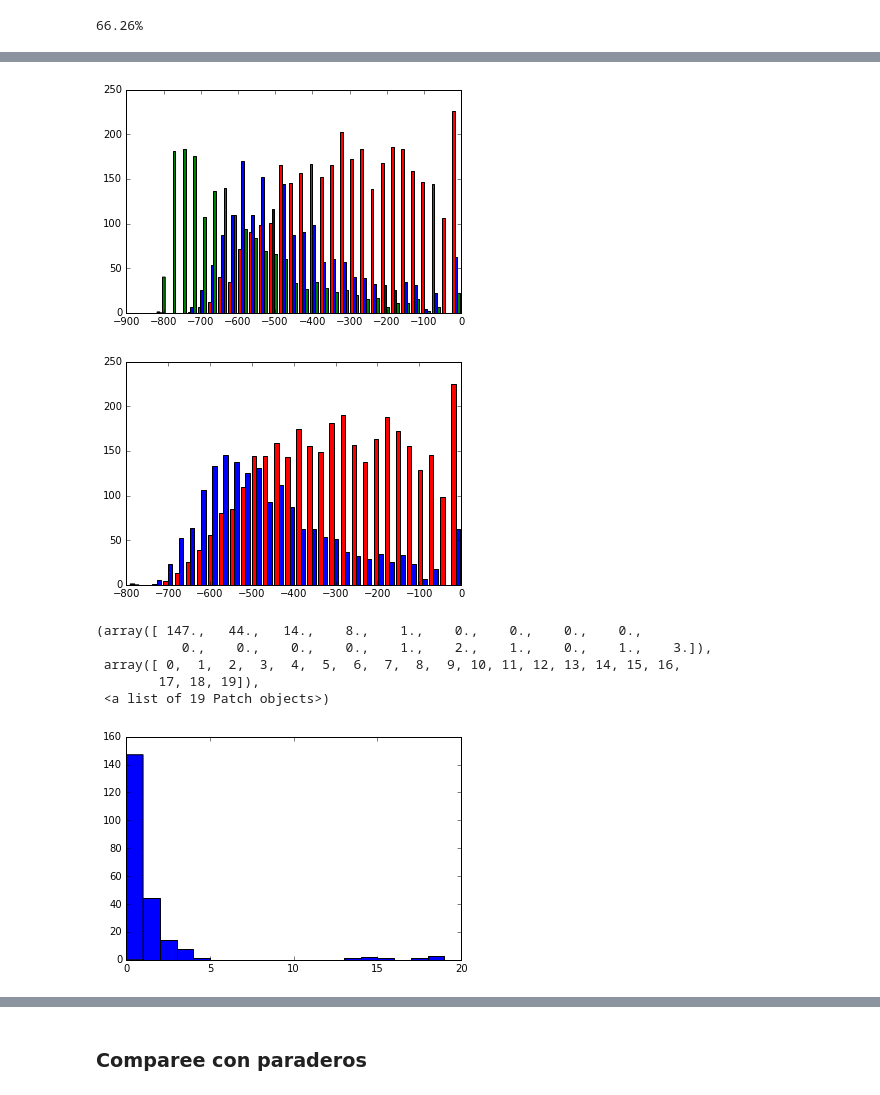
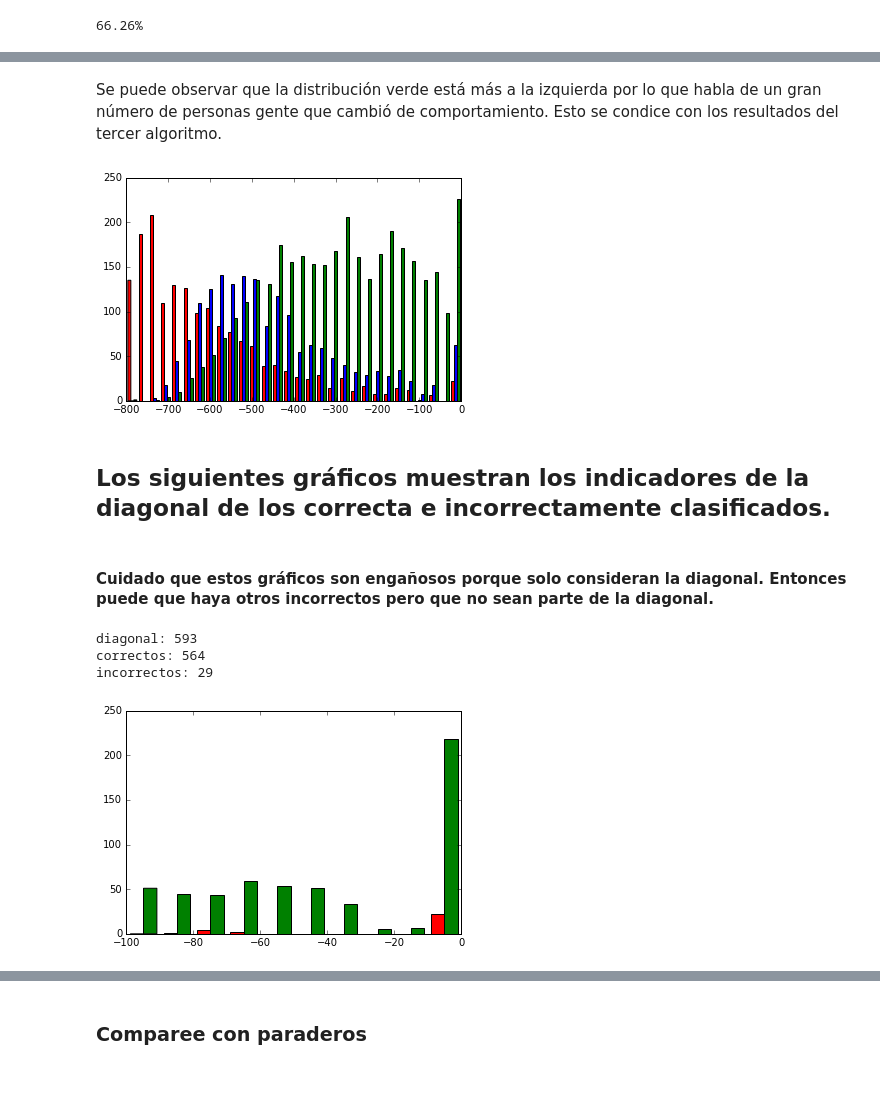
Before and after one commit to cinai/identification-algorithms, a Jupyter notebook: algoritmo_1/The test after tomorrow.ipynb, the cells around one changed output, grey strips where cells are left out. Cells and saved outputs as stored; diff of their text form; code cells hidden in the pictures.

```diff
--- a/algoritmo_1/The test after tomorrow.ipynb
+++ b/algoritmo_1/The test after tomorrow.ipynb
@@ -120,5 +113,6 @@ while (i<limit):
 # %%
-porcentaje_correcto = n_identified*100/limit
+n_identified,selected_distance,identified_indexs,abstenidos,correct_indexs,correct_distance,wrong_indexs,wrong_distances = auxiliar_functions.get_n_correct_tpm(iden_matrix_zona,limit)
+porcentaje_correcto = n_identified*100.0/limit
 print str(round(porcentaje_correcto,2))+ "%"
 # %% [output]
 66.26%
@@ -142,0 +141,6 @@ for i in range(len(selected_indexs)):
+# %%
+counter = 0
+for i in correct_distance:
+    if i ==0.0:
+        counter +=1
+print counter
@@ -143,21 +171,46 @@ for i in range(len(selected_indexs)):
+# %% [markdown]
+Se puede observar que la distribución verde está más a la izquierda por lo que habla de un gran número de personas gente que cambió de comportamiento. Esto se condice con los resultados del tercer algoritmo.
+# %%
+wrong_distances_selected = []
+counter = 0
+for i in range(limit):
+    if i in wrong_indexs:
+        wrong_distances_selected.append(selected_distance[counter])
+        counter += 1
+    if i in correct_indexs:
+        counter += 1
 # %%
 colors = ['red', 'blue','green']
-plt.hist([a,b,c], 30, histtype='bar',color=colors)
+plt.hist([wrong_distances_without_800,wrong_distances_selected,correct_distance], 30, histtype='bar',color=colors)
 plt.show()
 # %% [output]
-[figure, old version]
+[figure, new version]
+# %% [markdown]
+## Los siguientes gráficos muestran los indicadores de la diagonal de los correcta e incorrectamente clasificados.
+# %% [markdown]
+#### Cuidado que estos gráficos son engañosos porque solo consideran la diagonal. Entonces puede que haya otros incorrectos pero que no sean parte de la diagonal.
+# %%
+diagonal = iden.diagonal().copy()
+correct_distance_ii = []
+wrong_distance_ii = []
+diagonal_d1_ii = []
+for i in range(len(diagonal)):
+    if diagonal[i]>-100:
+        diagonal_d1_ii.append(i)
+        if i in correct_indexs:
+            correct_distance_ii.append(diagonal[i])
+        else:
+            wrong_distance_ii.append(diagonal[i])
+print "diagonal: "+str(len(diagonal_d1_ii)   )
+print "correctos: "+str(len(correct_distance_ii))
+print "incorrectos: "+str(len(wrong_distance_ii))
+# %% [output]
+diagonal: 593
+correctos: 564
+incorrectos: 29
 # %%
-colors = ['red', 'blue']
-plt.hist([a,b], 30, histtype='bar',color=colors)
+colors = ['red', 'green']
+plt.hist([wrong_distance_ii,correct_distance_ii], histtype='bar',color=colors)
 plt.show()
 # %% [output]
-[figure, old version]
+[figure, new version]
-# %%
-plt.hist(d_b,range(0,20))
-# %% [output]
-(array([ 147.,   44.,   14.,    8.,    1.,    0.,    0.,    0.,    0.,
-           0.,    0.,    0.,    0.,    1.,    2.,    1.,    0.,    1.,    3.]),
- array([ 0,  1,  2,  3,  4,  5,  6,  7,  8,  9, 10, 11, 12, 13, 14, 15, 16,
-        17, 18, 19]),
- <a list of 19 Patch objects>)
-[figure, removed]
```
Also changed, not shown: parts of 80 cells of this notebook, 19 other files.
